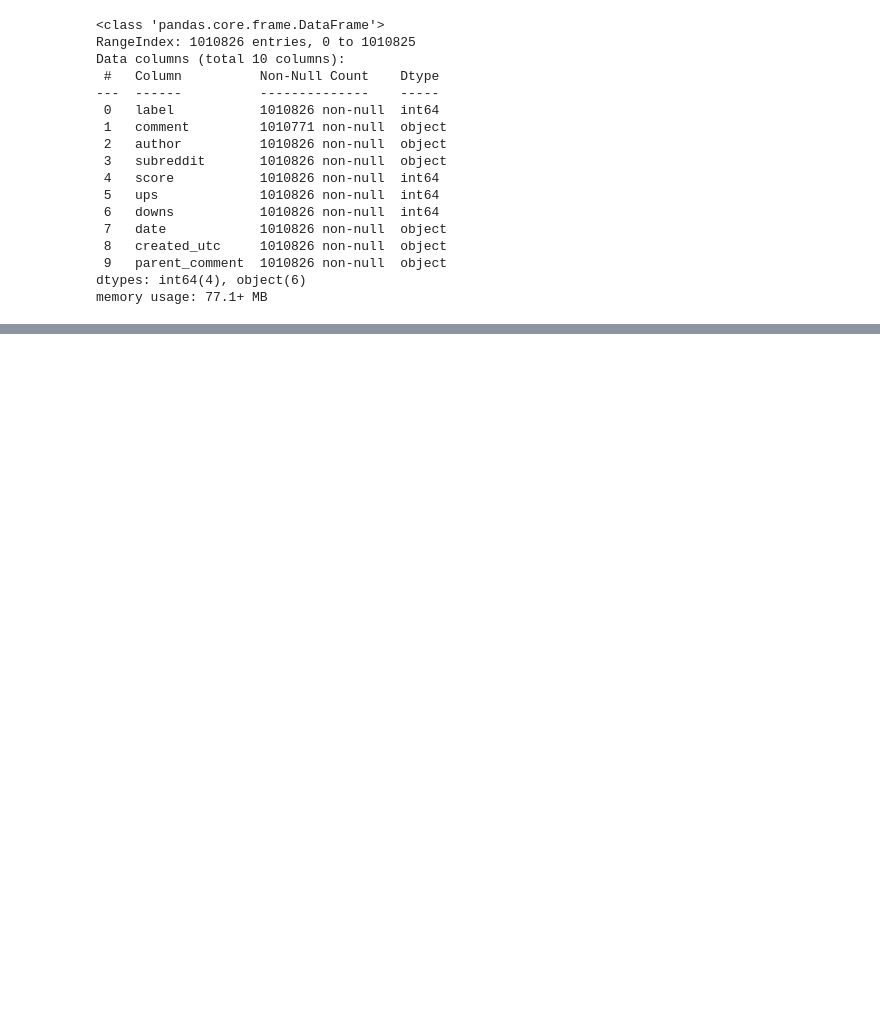
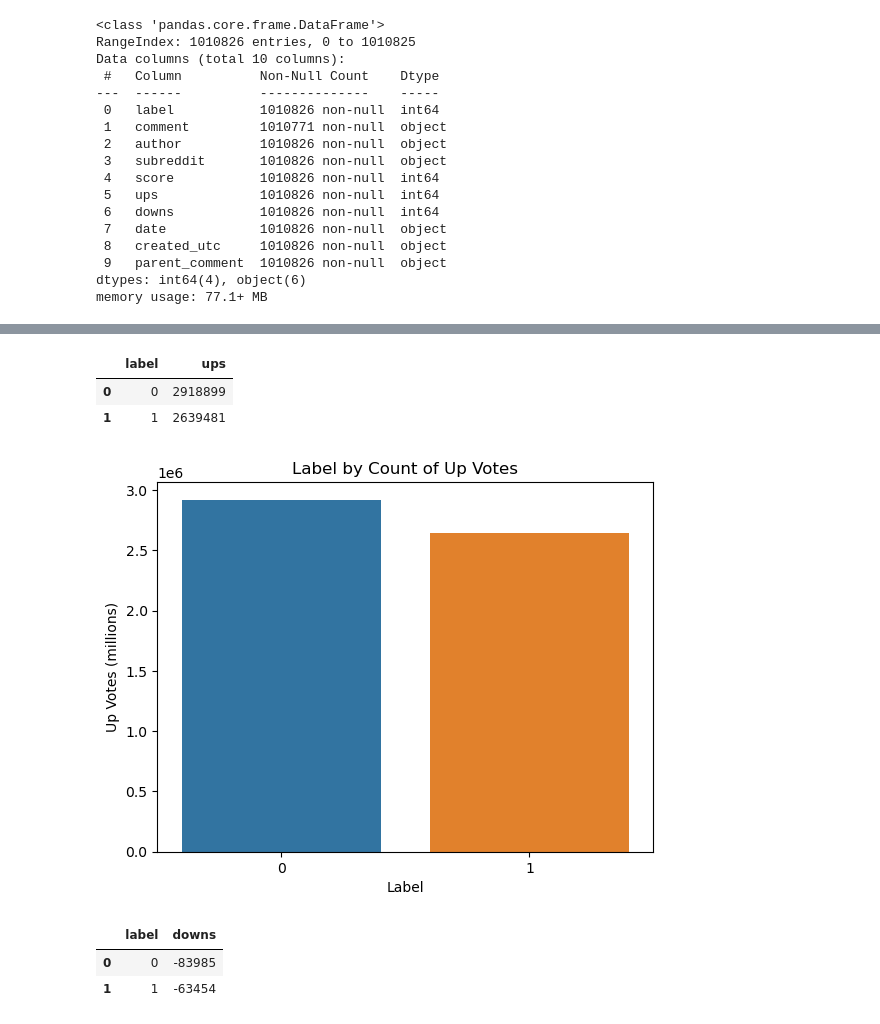
Before and after one commit to Loki-Data/Capstone-Project, a Jupyter notebook: Capstone_1.ipynb, the cells around one changed output, grey strips where cells are left out. Drawn from its saved outputs; the diff is of its cells as text; code cells hidden in the pictures; blank space fills up the shorter version.

```diff
--- a/Capstone_1.ipynb
+++ b/Capstone_1.ipynb
@@ -22,0 +17,3 @@ df.head()
+# %%
+df = pd.read_csv('/Users/lokikeeler/Downloads/train-balanced-sarcasm.csv')
+df.head()
@@ -72,0 +77,3 @@ Name: count, dtype: int64
+# %%
+df = df.dropna()
+df.isnull().sum()
@@ -72,0 +306,22 @@ Name: count, dtype: int64
+# %%
+df.groupby('label')['ups'].sum().reset_index()
+# %% [output]
+|  | label | ups |
+| 0 | 0 | 2918899 |
+| 1 | 1 | 2639481 |
+# %%
+label_by_ups = df.groupby('label')['ups'].sum().reset_index()
+
+sns.barplot(x='label', y='ups', data=label_by_ups)
+plt.xlabel('Label')
+plt.ylabel('Up Votes (millions)')
+plt.title("Label by Count of Up Votes")
+plt.show()
+# %% [output]
+[figure, added]
+# %%
+df.groupby('label')['downs'].sum().reset_index()
+# %% [output]
+|  | label | downs |
+| 0 | 0 | -83985 |
+| 1 | 1 | -63454 |
```
Also changed, not shown: parts of 59 cells of this notebook.
